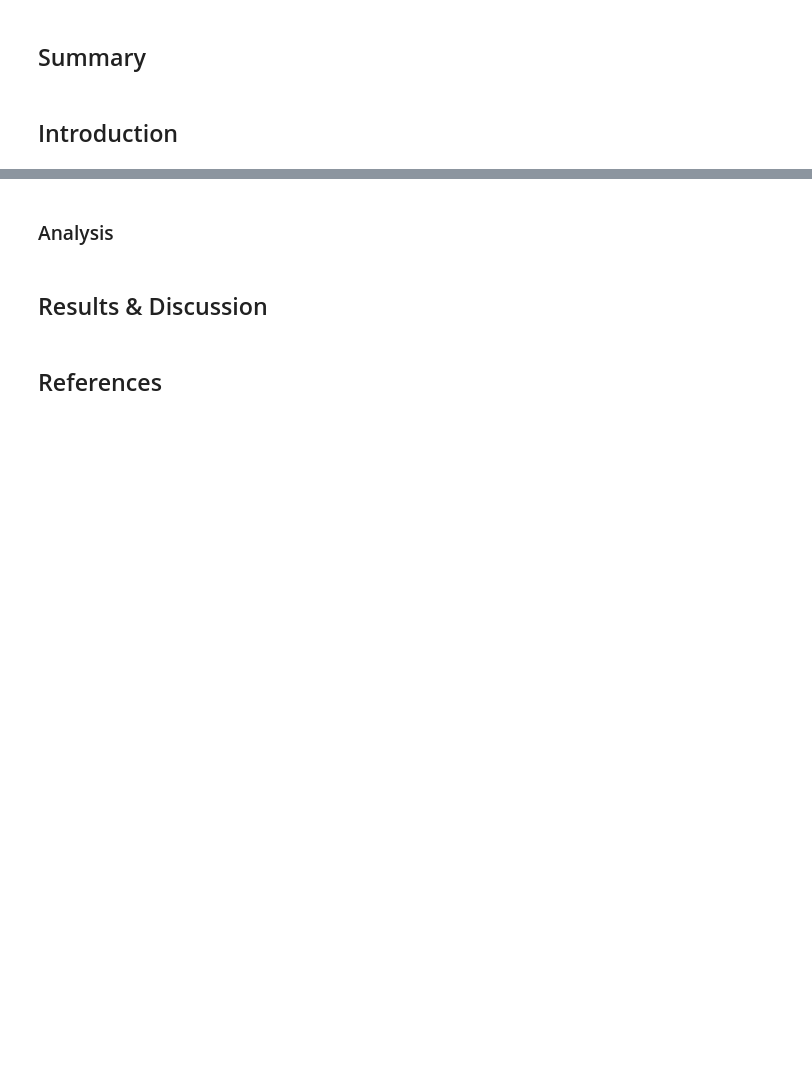
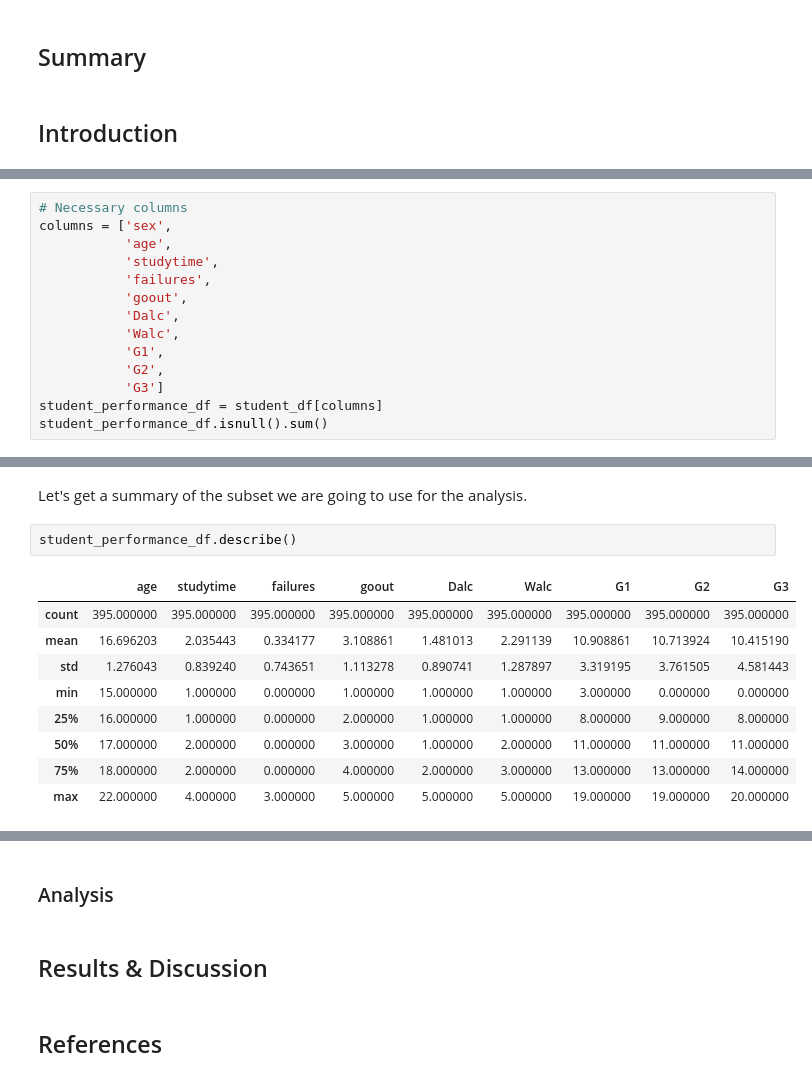
Before and after one commit to UBC-MDS/dsci-522-group-23, a Jupyter notebook: notebooks/student_performance_predictor_report.ipynb, the cells around one changed output, grey strips where cells are left out. Cells and saved outputs as stored; diff of their text form; blank space fills up the shorter version.

```diff
--- a/notebooks/student_performance_predictor_report.ipynb
+++ b/notebooks/student_performance_predictor_report.ipynb
@@ -14,0 +76,14 @@ Packages:
+# %%
+# Necessary columns
+columns = ['sex',
+           'age',
+           'studytime',
+           'failures',
+           'goout',
+           'Dalc',
+           'Walc',
+           'G1',
+           'G2',
+           'G3']
+student_performance_df = student_df[columns]
+student_performance_df.isnull().sum()
@@ -14,0 +111,14 @@ Packages:
+# %% [markdown]
+Let's get a summary of the subset we are going to use for the analysis.
+# %%
+student_performance_df.describe()
+# %% [output]
+|  | age | studytime | failures | goout | Dalc | Walc | G1 | G2 | G3 |
+| count | 395.000000 | 395.000000 | 395.000000 | 395.000000 | 395.000000 | 395.000000 | 395.000000 | 395.000000 | 395.000000 |
+| mean | 16.696203 | 2.035443 | 0.334177 | 3.108861 | 1.481013 | 2.291139 | 10.908861 | 10.713924 | 10.415190 |
+| std | 1.276043 | 0.839240 | 0.743651 | 1.113278 | 0.890741 | 1.287897 | 3.319195 | 3.761505 | 4.581443 |
+| min | 15.000000 | 1.000000 | 0.000000 | 1.000000 | 1.000000 | 1.000000 | 3.000000 | 0.000000 | 0.000000 |
+| 25% | 16.000000 | 1.000000 | 0.000000 | 2.000000 | 1.000000 | 1.000000 | 8.000000 | 9.000000 | 8.000000 |
+| 50% | 17.000000 | 2.000000 | 0.000000 | 3.000000 | 1.000000 | 2.000000 | 11.000000 | 11.000000 | 11.000000 |
+| 75% | 18.000000 | 2.000000 | 0.000000 | 4.000000 | 2.000000 | 3.000000 | 13.000000 | 13.000000 | 14.000000 |
+| max | 22.000000 | 4.000000 | 3.000000 | 5.000000 | 5.000000 | 5.000000 | 19.000000 | 19.000000 | 20.000000 |
```
Also changed, not shown: parts of 22 cells of this notebook.
